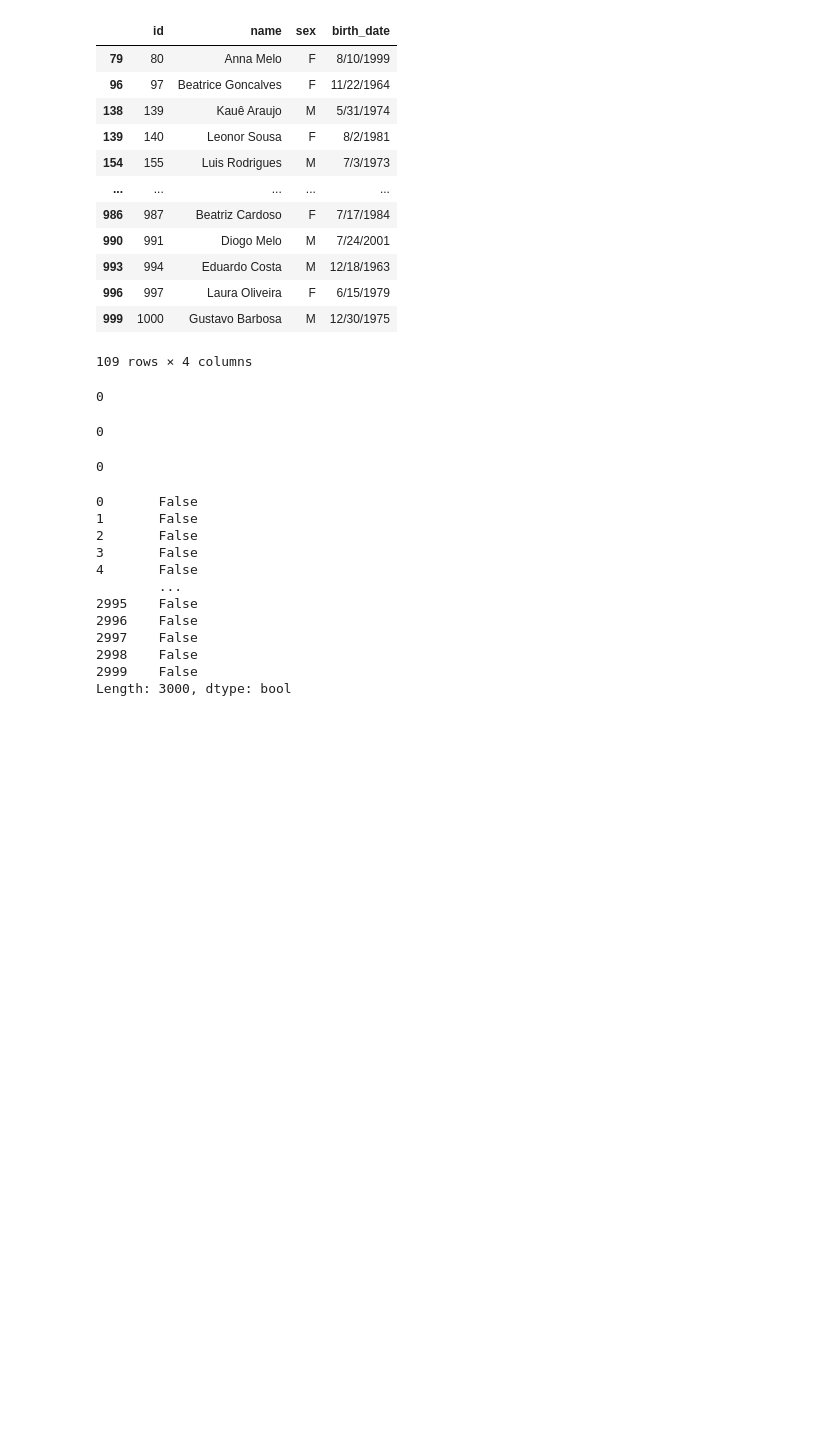
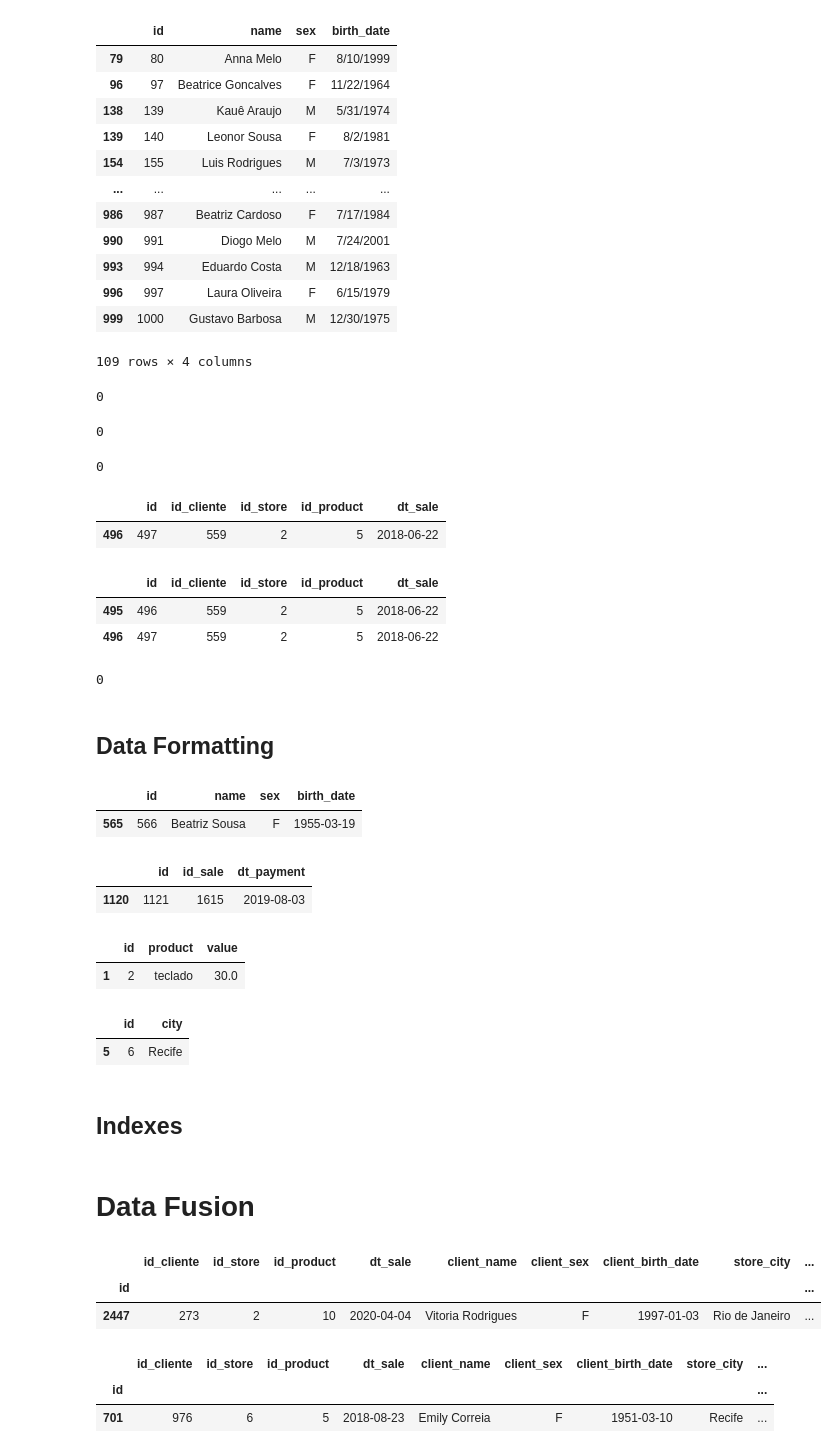
Before and after one commit to black-dev-x/pandas-cookbook, a Jupyter notebook: data-analysis/analysis.ipynb, the cells around one changed output. Drawn from its saved outputs; the diff is of its cells as text; code cells hidden in the pictures; blank space fills up the shorter version.

Commit message:
data fusion

```diff
--- a/data-analysis/analysis.ipynb
+++ b/data-analysis/analysis.ipynb
@@ -260,17 +260,66 @@ df_products['product'].duplicated().sum()
 # %% [output]
 0
 # %%
-df_sales.drop('id', axis=1).duplicated()
+df_sales[df_sales.drop('id', axis=1).duplicated()]
 # %% [output]
-0       False
-1       False
-2       False
-3       False
-4       False
-        ...
-2995    False
-2996    False
-2997    False
-2998    False
-2999    False
-Length: 3000, dtype: bool
+|  | id | id_cliente | id_store | id_product | dt_sale |
+| 496 | 497 | 559 | 2 | 5 | 2018-06-22 |
+# %%
+df_sales[(df_sales.id_cliente==559) & (df_sales.id_store==2) & (df_sales.id_product==5)]
+# %% [output]
+|  | id | id_cliente | id_store | id_product | dt_sale |
+| 495 | 496 | 559 | 2 | 5 | 2018-06-22 |
+| 496 | 497 | 559 | 2 | 5 | 2018-06-22 |
+# %%
+df_payments.drop('id', axis=1).duplicated().sum()
+# %% [output]
+0
+# %% [markdown]
+## Data Formatting
+# %%
+df_clients.birth_date = pd.to_datetime(df_clients.birth_date, format='%m/%d/%Y')
+df_clients.sample()
+# %% [output]
+|  | id | name | sex | birth_date |
+| 565 | 566 | Beatriz Sousa | F | 1955-03-19 |
+# %%
+df_payments.sample()
+# %% [output]
+|  | id | id_sale | dt_payment |
+| 1120 | 1121 | 1615 | 2019-08-03 |
+# %%
+df_products.sample()
+# %% [output]
+|  | id | product | value |
+| 1 | 2 | teclado | 30.0 |
+# %%
+df_stores.sample()
+# %% [output]
+|  | id | city |
+| 5 | 6 | Recife |
+# %% [markdown]
+## Indexes
+# %%
+df_clients = df_clients.set_index('id')
+df_stores = df_stores.set_index('id')
+df_payments = df_payments.set_index('id')
+df_products = df_products.set_index('id')
+df_sales = df_sales.set_index('id')
+# %% [markdown]
+# Data Fusion
+# %%
+df = df_sales.join(df_clients.add_prefix('client_'), on='id_cliente')
+df = df.join(df_stores.add_prefix('store_'), on='id_store')
+df = df.join(df_products.add_prefix('product_'), on='id_product')
+df.sample()
+# %% [output]
+|  | id_cliente | id_store | id_product | dt_sale | client_name | client_sex | client_birth_date | store_city | ... |
+| id |  |  |  |  |  |  |  |  | ... |
+| 2447 | 273 | 2 | 10 | 2020-04-04 | Vitoria Rodrigues | F | 1997-01-03 | Rio de Janeiro | ... |
+# %%
+df = df.join(df_payments.set_index('id_sale'))
+df.sample()
+# %% [output]
+|  | id_cliente | id_store | id_product | dt_sale | client_name | client_sex | client_birth_date | store_city | ... |
+| id |  |  |  |  |  |  |  |  | ... |
+| 701 | 976 | 6 | 5 | 2018-08-23 | Emily Correia | F | 1951-03-10 | Recife | ... |
```
Also changed, not shown: parts of 2 cells of this notebook.
